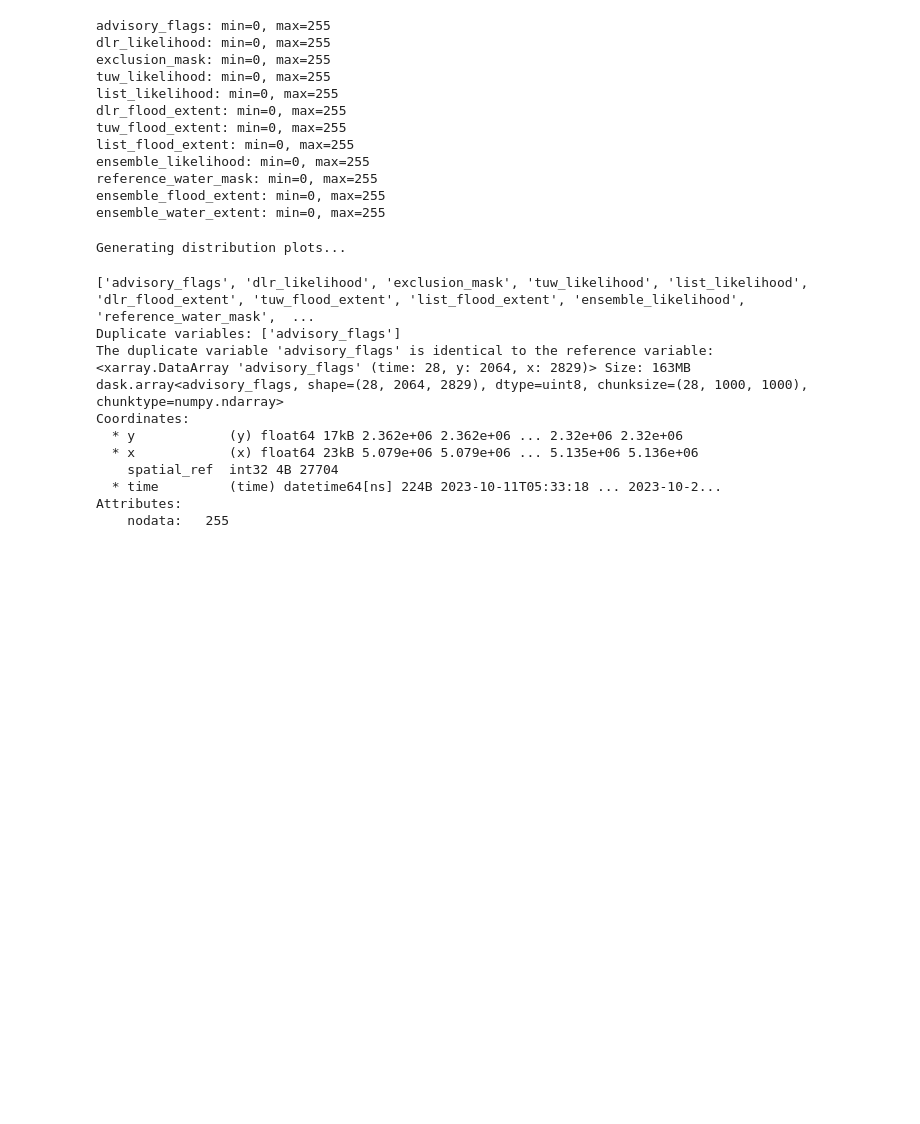
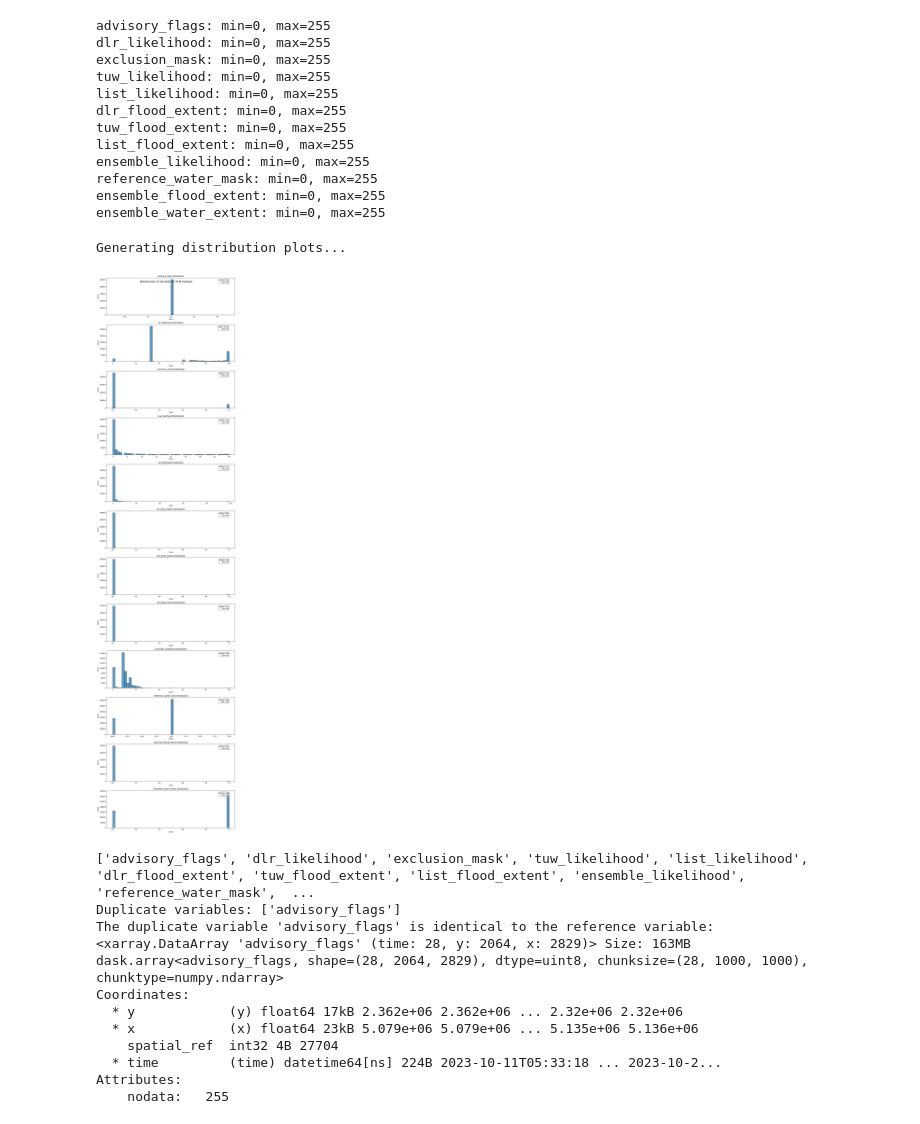
Before and after one commit to RabDou44/RemoteSensing-InterdisciplinaryProject, a Jupyter notebook: dynamic-flood-visualization/visualizations/jonas/Flood_visualization.ipynb, the cells around one changed output. Cells and saved outputs as stored; diff of their text form; code cells hidden in the pictures; blank space fills up the shorter version.

```diff
--- a/dynamic-flood-visualization/visualizations/jonas/Flood_visualization.ipynb
+++ b/dynamic-flood-visualization/visualizations/jonas/Flood_visualization.ipynb
@@ -186,35 +190,36 @@ def plot_variable_distributions_optimized(data_cube):
         valid_data = data[data != 255]
         mean = float(valid_data.mean().compute())
         std = float(valid_data.std().compute())
 
         # Sample data for histogram (faster)
         sample_size = min(100000, valid_data.size)
         sample_data = valid_data.map_blocks(lambda x: np.random.choice(x.flatten(),
                                           size=min(sample_size, x.size))).compute()
 
         # Plot
         sns.histplot(sample_data, bins=50, ax=ax)
         ax.set_title(f'{var_name} Distribution')
         ax.set_xlabel('Value')
         ax.set_ylabel('Count')
 
         # Add stats
         stats = f'Mean: {mean:.2f}\nStd: {std:.2f}'
         ax.text(0.95, 0.95, stats,
                 transform=ax.transAxes,
                 verticalalignment='top',
                 horizontalalignment='right',
                 bbox=dict(boxstyle='round', facecolor='white', alpha=0.8))
 
     plt.tight_layout()
     return fig
 
 # Create and display the plots with progress indication
 print("Generating distribution plots...")
-#distribution_plot = plot_variable_distributions_optimized(GFM_dc)
-#plt.show()
+distribution_plot = plot_variable_distributions_optimized(GFM_dc)
+plt.show()
 # %% [output]
 Generating distribution plots...
+[figure, added]
 # %%
 data_variable_names = list(GFM_dc.data_vars)
 print(data_variable_names)
```
Also changed, not shown: parts of 20 cells of this notebook, 2 other files.
